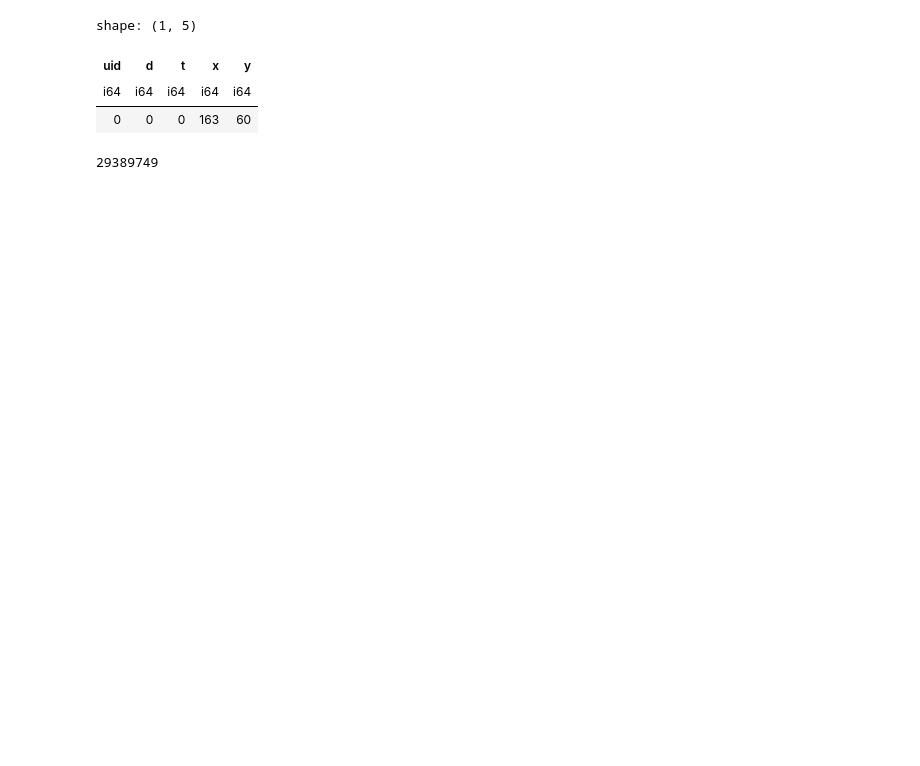
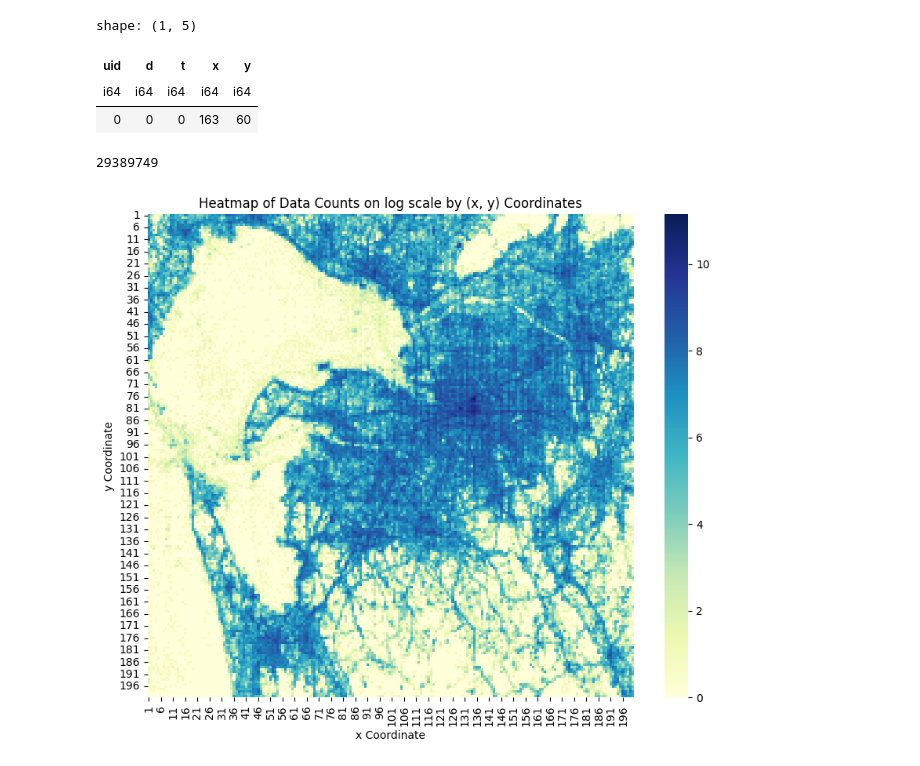
Before and after one commit to takuya-tokumoto/HuMob2024, a Jupyter notebook: eda/eda.ipynb, the cells around one changed output. Cells and saved outputs as stored; diff of their text form; code cells hidden in the pictures; blank space fills up the shorter version.

```diff
--- a/eda/eda.ipynb
+++ b/eda/eda.ipynb
@@ -489,3 +496,7 @@ shape: (1, 5)
 | i64 | i64 | i64 | i64 | i64 |
 | 0 | 0 | 0 | 163 | 60 |
 29389749
+# %%
+plot_n_unique_heatmap(pre_df_2)
+# %% [output]
+[figure, added]
```
Also changed, not shown: parts of 11 cells of this notebook.
